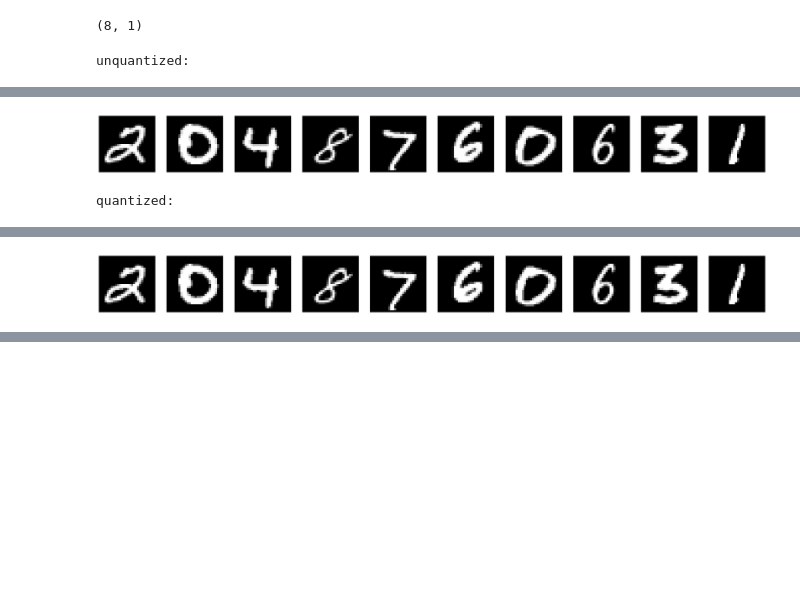
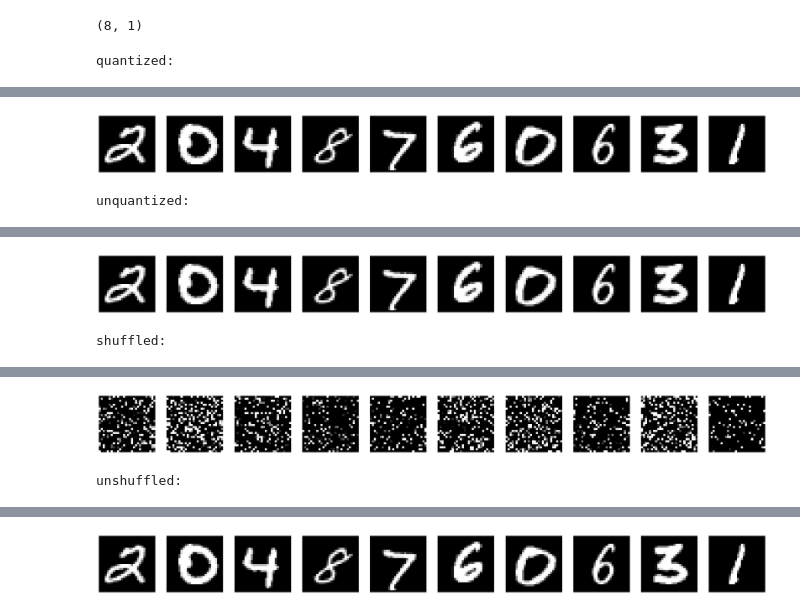
Before and after one commit to maxeonyx/msc, a Jupyter notebook: cgt-mnist/cgt-mnist.ipynb, the cells around one changed output, grey strips where cells are left out. Cells and saved outputs as stored; diff of their text form; code cells hidden in the pictures; blank space fills up the shorter version.

```diff
--- a/cgt-mnist/cgt-mnist.ipynb
+++ b/cgt-mnist/cgt-mnist.ipynb
@@ -204,19 +210,30 @@ def np_showSeq(seq, size, max_images=3, cmap=None):
         ax.set_axis_off()
         plt.imshow(img[i], cmap=cmap)
     plt.show()
+    if use_wandb:
+        wandb.log({"images": wandb.Image(fig)})
 
-def showSeq(seq, size, max_images=3, cmap='gray', do_unquantize=True):
+def showSeq(seq, idxs, size, max_images=3, cmap='gray', unshuffle=False, do_unquantize=True):
     """ Show one or more images encoded as sequence. (tensorflow version)
 
         seq: tensor of sequences which encode the image. Either a single sequence or multiple sequences.
         size: the image size. e.g. (28, 28) for `mnist` images.
         max_images: the maximum number of images to display.
     """
+    batch_size = idxs.shape[0]
+    seq_length = idxs.shape[1]
+    img_length = size[0]*size[1]
+    if unshuffle:
+        batch_idxs = tf.tile(tf.expand_dims(tf.range(batch_size), -1), [1, seq_length])
+        idxs_nd = tf.concat([tf.expand_dims(batch_idxs, -1), tf.expand_dims(idxs, -1)], axis=-1)
+        seq = tf.scatter_nd(idxs_nd, seq, [batch_size, img_length])
+
     if do_unquantize:
         seq = tf.map_fn(fn=unquantize, elems=seq, fn_output_signature=tf.float16)
     seq = tf.cast(seq, float).numpy()
 
     np_showSeq(seq, size, max_images, cmap)
+
 
 NUM_SAMPLES = 10
 
@@ -224,6 +241,7 @@ ds_test_unquantized = (
     dataset_test_original
     .map(normalize_image)
     .map(flatten)
+    .map(add_indices)
     .batch(NUM_SAMPLES)
 )
 ds_test_quantized = (
@@ -231,13 +249,28 @@ ds_test_quantized = (
     .map(normalize_image)
     .map(flatten)
     .map(quantize)
+    .map(add_indices)
     .batch(NUM_SAMPLES)
 )
+ds_test_shuffled = (
+    dataset_test_original
+    .map(normalize_image)
+    .map(flatten)
+    .map(quantize)
+    .map(shuffle_and_add_indices)
+    .batch(NUM_SAMPLES)
+)
+print("quantized:")
+ex, ex_idxs, _ = next(iter(ds_test_quantized))
+showSeq(ex, ex_idxs, (image_width, image_height), NUM_SAMPLES, unshuffle=False)
 print("unquantized:")
-examples_unquantized, _ = next(iter(ds_test_unquantized))
-showSeq(examples_unquantized, (image_width, image_height), NUM_SAMPLES, do_unquantize=False)
-print("quantized:")
-examples_quantized, _ = next(iter(ds_test_quantized))
-showSeq(examples_quantized, (image_width, image_height), NUM_SAMPLES)
+ex, ex_idxs, _ = next(iter(ds_test_unquantized))
+showSeq(ex, ex_idxs, (image_width, image_height), NUM_SAMPLES, unshuffle=False, do_unquantize=False)
+print("shuffled:")
+ex, ex_idxs, _ = next(iter(ds_test_shuffled))
+showSeq(ex, ex_idxs, (image_width, image_height), NUM_SAMPLES, unshuffle=False)
+print("unshuffled:")
+ex, ex_idxs, _ = next(iter(ds_test_shuffled))
+showSeq(ex, ex_idxs, (image_width, image_height), NUM_SAMPLES, unshuffle=True)
 # %% [output]
-unquantized:
+quantized:
@@ -245,2 +278,2 @@ unquantized:
 [figure]
-quantized:
+unquantized:
@@ -248 +281,2 @@ quantized:
 [figure]
+shuffled:
@@ -248,0 +284,2 @@ quantized:
+[figure, added]
+unshuffled:
@@ -248,0 +287 @@ quantized:
+[figure, added]
```
Also changed, not shown: parts of 18 cells of this notebook.
